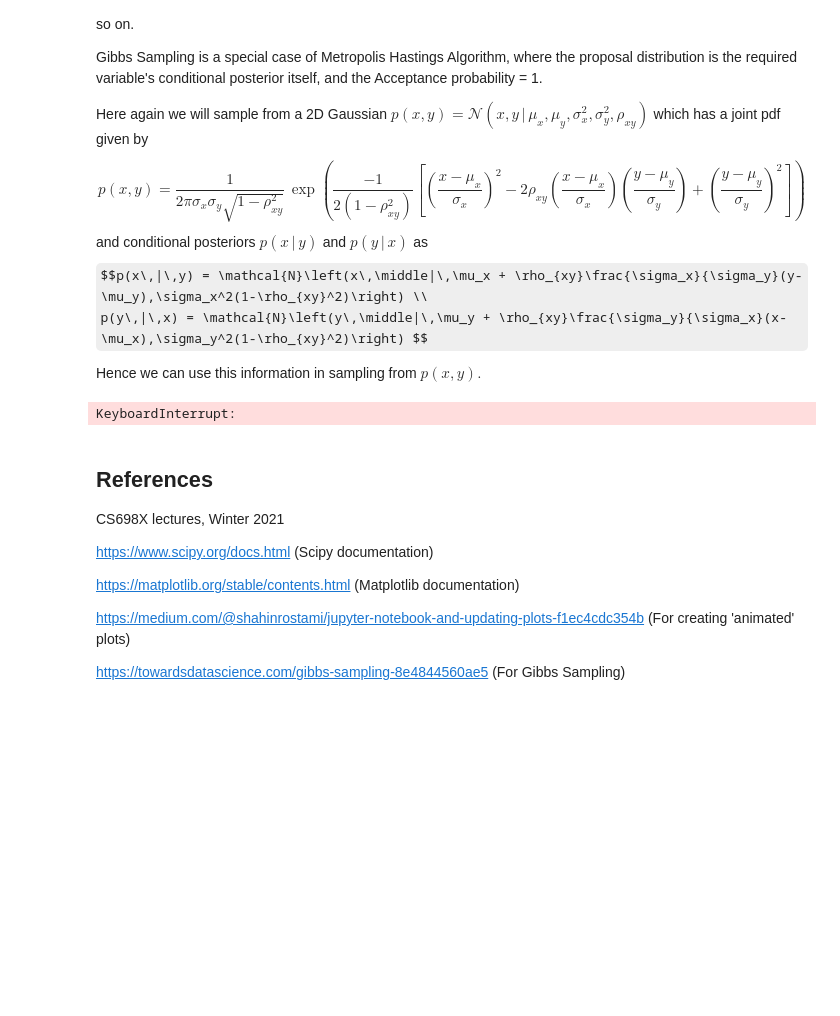
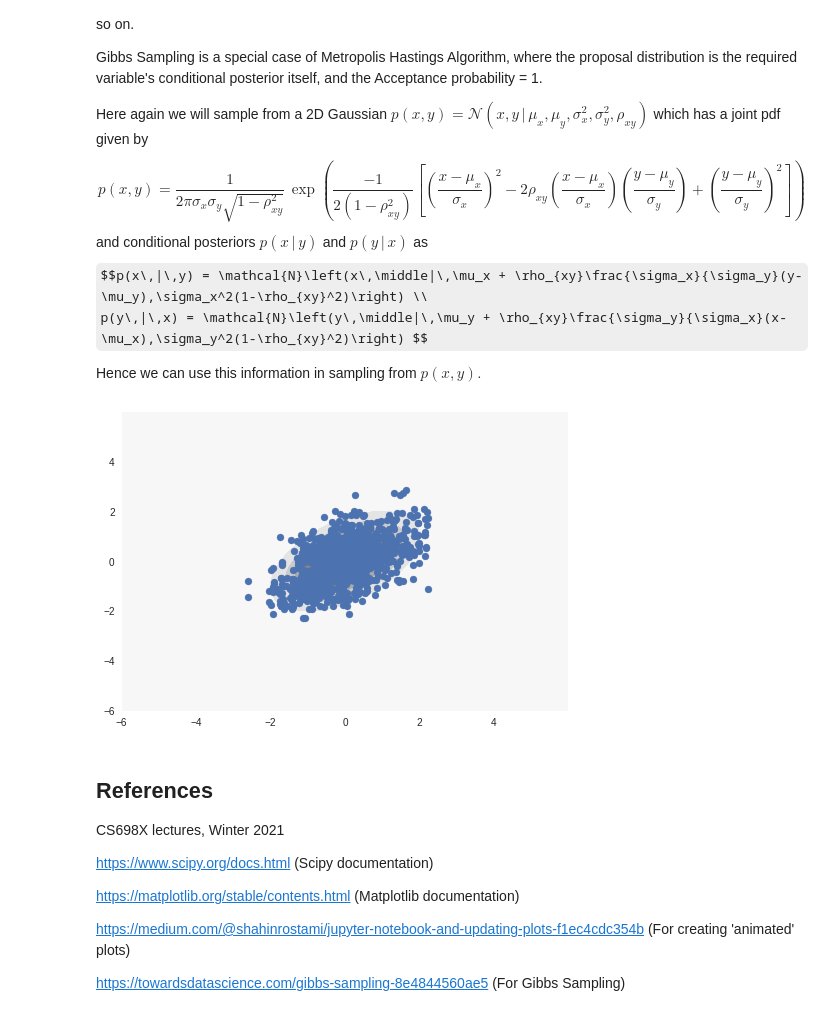
Before and after one commit to pulkitgo/Sampling-for-Approx-inference, a Jupyter notebook: PMI_Demo.ipynb, the cells around one changed output. Drawn from its saved outputs; the diff is of its cells as text; code cells hidden in the pictures; some formulas as TeX source; blank space fills up the shorter version.

```diff
--- a/PMI_Demo.ipynb
+++ b/PMI_Demo.ipynb
@@ -257,7 +255,7 @@ def plot_gibbs(p_c, X_samples, Y_samples):
     p_cXY = p_c(X.ravel(),Y.ravel())
     p_cxy = p_cXY.reshape(X.shape)
 
-    STEPS = NUM_SAMPLES
+    STEPS = 20          #Set to NUM_SAMPLES to observe coordinate-ascent like simulation
     DELTA = NUM_SAMPLES // STEPS
 
     for step in range(STEPS):
@@ -276,34 +274,34 @@ def plot_gibbs(p_c, X_samples, Y_samples):
 
 def gibbs_sampling(p_c,num_samples=NUM_SAMPLES):
     X_samples=[]
     Y_samples=[]
 
     X_old, Y_old = norm.rvs(loc=1.5, scale=1., size=2)
 
     for step in range(num_samples):
         X = norm.rvs(loc=(MU_X + RHO*(SIG_X/SIG_Y)*(Y_old-MU_Y)), scale=SIG_X*SIG_X*(1-RHO**2))
         Y = Y_old
 
         X_old, Y_old = X, Y
 
         X_samples.append(X)
         Y_samples.append(Y)
 
         X = X_old
         Y = norm.rvs(loc=(MU_Y + RHO*(SIG_Y/SIG_X)*(X-MU_X)), scale=SIG_Y*SIG_Y*(1-RHO**2))
 
         X_old, Y_old = X, Y
 
         X_samples.append(X)
         Y_samples.append(Y)
 
     plot_gibbs(p_c,X_samples,Y_samples)
 
 p_c = lambda x,y: ( 1 / ( 2*np.pi*SIG_X*SIG_Y*np.sqrt(1-RHO**2) ) ) * np.exp( -0.5 * (1/(1-RHO**2)) * ( ((x-MU_X)/SIG_X)**2 - 2*RHO*((x-MU_X)/SIG_X)*((y-MU_Y)/SIG_Y) + ((y-MU_Y)/SIG_Y)**2 ) )
 
 gibbs_sampling(p_c)
 # %% [output]
-KeyboardInterrupt:
+[figure, added]
 # %% [markdown]
 ## References
 CS698X lectures, Winter 2021
```
Also changed, not shown: parts of 2 cells of this notebook.
